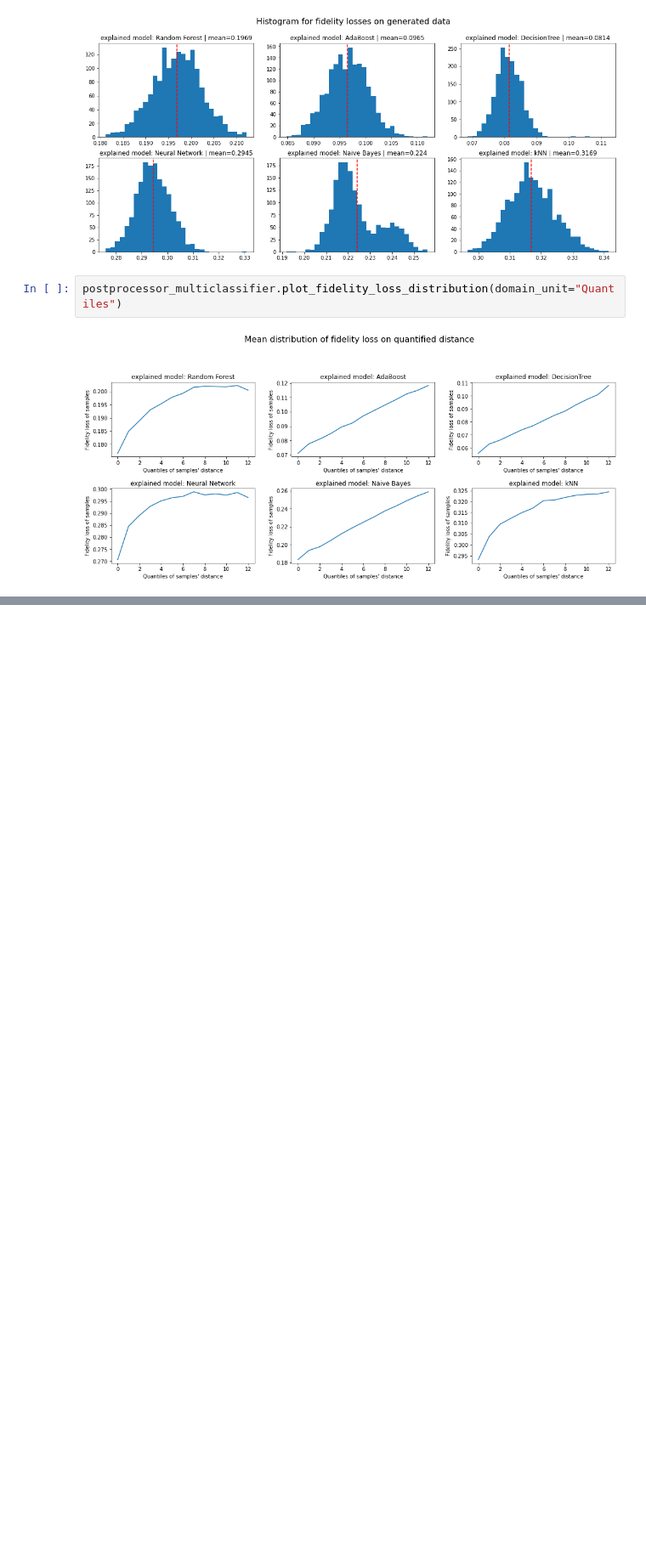
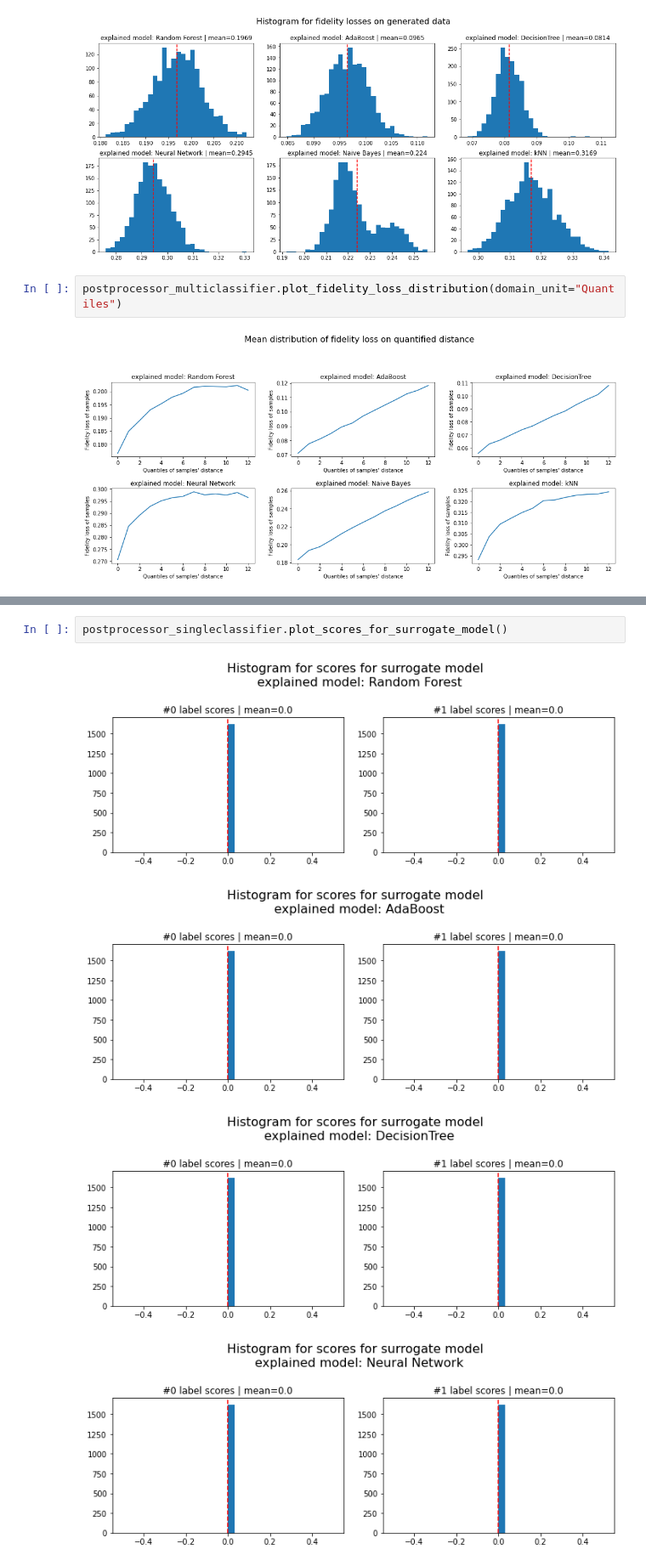
Before and after one commit to vonHousen/lime, a Jupyter notebook: doc/mod/notebooks/EfficiencyTest_Mushrooms.ipynb, the cells around one changed output, grey strips where cells are left out. Shown at 85% size. Drawn from its saved outputs; the diff is of its cells as text; blank space fills up the shorter version.

```diff
--- a/doc/mod/notebooks/EfficiencyTest_Mushrooms.ipynb
+++ b/doc/mod/notebooks/EfficiencyTest_Mushrooms.ipynb
@@ -409,0 +484,7 @@ postprocessor_multiclassifier.plot_fidelity_loss_distribution(domain_unit="Quant
+# %%
+postprocessor_singleclassifier.plot_scores_for_surrogate_model()
+# %% [output]
+[figure, added]
+[figure, added]
+[figure, added]
+[figure, added]
```
Also changed, not shown: parts of 8 cells of this notebook, 14 other files.
